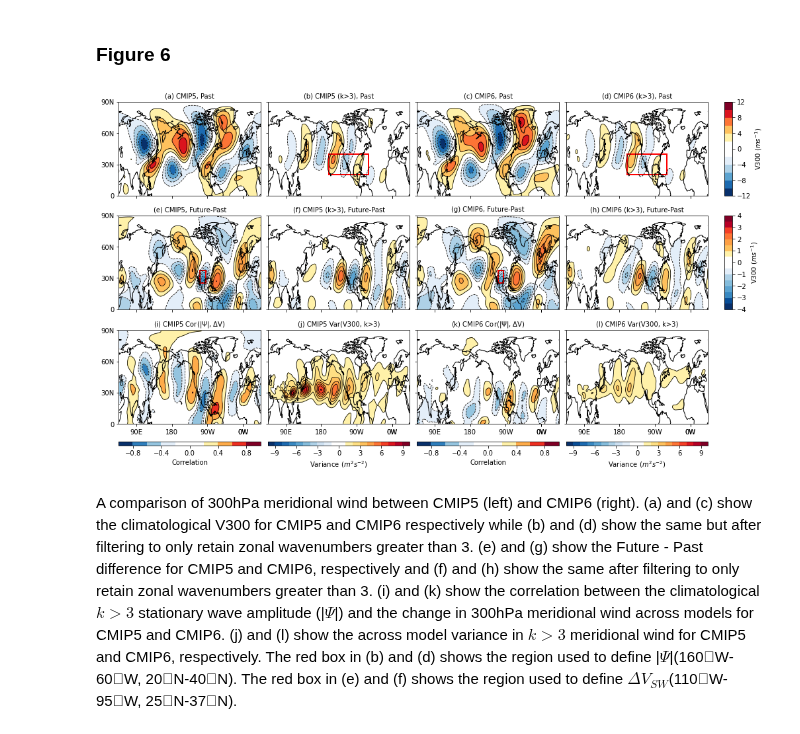
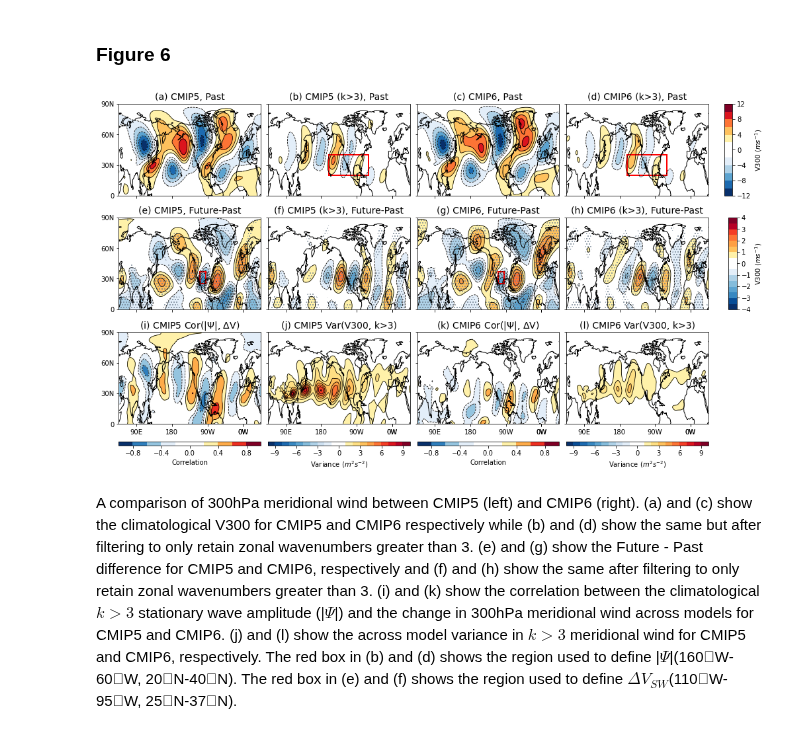
Before and after one commit to islasimpson/ecpaper2020, a Jupyter notebook: FIGURE_SCRIPTS/fig_6.ipynb, the cells around one changed output. Cells and saved outputs as stored; diff of their text form; code cells hidden in the pictures.

Commit message:
adding in stippling to Figure 6 for model consistency

```diff
--- a/FIGURE_SCRIPTS/fig_6.ipynb
+++ b/FIGURE_SCRIPTS/fig_6.ipynb
@@ -33,3 +36,35 @@ Data variables:
+# %%
+vdif5 = vwind5.vfut_em - vwind5.vpast_em
+vdif6 = vwind6.vfut_em - vwind6.vpast_em
+vdif5_k4to32 = vwind5.vfut_em_k4to32 - vwind5.vpast_em_k4to32
+vdif6_k4to32 = vwind6.vfut_em_k4to32 - vwind6.vpast_em_k4to32
+
+vdif5gt0 = np.where(np.array(vdif5) > 0, 1, 0)
+vdif6gt0 = np.where(np.array(vdif6) > 0, 1, 0)
+vdif5gt0_k4to32 = np.where(np.array(vdif5_k4to32) > 0, 1, 0)
+vdif6gt0_k4to32 = np.where(np.array(vdif6_k4to32) > 0, 1, 0)
+
+vdif5same = np.sum(vdif5gt0, axis=0)
+vdif6same = np.sum(vdif6gt0, axis=0)
+vdif5same_k4to32 = np.sum(vdif5gt0_k4to32, axis=0)
+vdif6same_k4to32 = np.sum(vdif6gt0_k4to32, axis=0)
+
+nmodels5 = vdif5.Model.size ; nmodels6 = vdif6.Model.size
+# %%
+vdif5stipple = np.empty([vdif5.lat.size, vdif5.lon.size]) ; vdif5stipple[:,:] = nan
+vdif6stipple = np.empty([vdif6.lat.size, vdif6.lon.size]) ; vdif6stipple[:,:] = nan
+vdif5stipple[ (vdif5same > (0.8*nmodels5)) | (vdif5same < (0.2*nmodels5))] = 1
+vdif6stipple[ (vdif6same > (0.8*nmodels6)) | (vdif6same < (0.2*nmodels5))] = 1
+
+vdif5stipple_k4to32 = np.empty([vdif5.lat.size, vdif5.lon.size]) ; vdif5stipple_k4to32[:,:] = nan
+vdif6stipple_k4to32 = np.empty([vdif6.lat.size, vdif6.lon.size]) ; vdif6stipple_k4to32[:,:] = nan
+vdif5stipple_k4to32[ (vdif5same_k4to32 > (0.8*nmodels5)) | (vdif5same_k4to32 < (0.2*nmodels5))] = 1
+vdif6stipple_k4to32[ (vdif6same_k4to32 > (0.8*nmodels6)) | (vdif6same_k4to32 < (0.2*nmodels5))] = 1
+
+vdif5stipple = xr.DataArray(vdif5stipple, coords = [vdif5.lat, vdif5.lon], dims=["lat","lon"])
+vdif6stipple = xr.DataArray(vdif6stipple, coords = [vdif6.lat, vdif6.lon], dims=["lat","lon"])
+vdif5stipple_k4to32 = xr.DataArray(vdif5stipple_k4to32, coords = [vdif5.lat, vdif5.lon], dims=["lat","lon"])
+vdif6stipple_k4to32 = xr.DataArray(vdif6stipple_k4to32, coords = [vdif6.lat, vdif6.lon], dims=["lat","lon"])
 # %%
 v_ind5 = xr.open_dataset(vwind_path+"cmip5vwindindices.nc")
 v_ind5.load()
@@ -52,10 +87,14 @@ lats = np.arange(0, 90, 1)
 # %%
 vwind6 = vwind6.sel(lat = lats)
 vwind5 = vwind5.sel(lat = lats)
+vdif5stipple = vdif5stipple.sel(lat=lats)
+vdif6stipple = vdif6stipple.sel(lat=lats)
+vdif5stipple_k4to32 = vdif5stipple_k4to32.sel(lat=lats)
+vdif6stipple_k4to32 = vdif6stipple_k4to32.sel(lat=lats)
 # %% [markdown]
 #### set up figure formatting:
 # %%
-titlesize = 10
+titlesize = 14
 datacrs = ccrs.PlateCarree()
 # %%
 vwind_col = figutils.combine_cmaps(5)
@@ -88,6 +127,8 @@ def format_map(ax):
 # %% [markdown]
 ### Figure 6
 # %%
+plt.rcParams['hatch.color'] = "slategray"
+
 ## create overall figure and sub-plots ("axes"). sharex and sharey mean share axis tick labels.
 ## constrained_layout makes maps the same dimensions even when there are colorbars added
 ## I'm still learning the best way to create multi-panel figures, but this seems to work pretty well
@@ -143,6 +184,8 @@ cf = ax.contourf((vwind5['vfut_em'] - vwind5['vpast_em']).mean(dim = "Model"),
             cmap = vdiff_col, levels = vdiff_breaks, transform = datacrs)
 ax.contour((vwind5['vfut_em'] - vwind5['vpast_em']).mean(dim = "Model"),
            levels = vdiff_contours, transform = datacrs, colors = 'k', linewidths = 0.8)
+ax.contourf(vdif5stipple, levels=[0,0.5,1], hatches=["","..."], alpha=0, transform=datacrs)
+
 ax.add_patch(patches.Rectangle((-110, 25),width = 15, height = 12,facecolor='none', linewidth = 2, edgecolor = 'r',
                             transform=ccrs.PlateCarree()))
 format_map(ax)
@@ -154,6 +197,7 @@ cf = ax.contourf((vwind5['vfut_em_k4to32'] - vwind5['vpast_em_k4to32']).mean(dim
             cmap = vdiff_col, levels = vdiff_breaks, transform = datacrs)
 ax.contour((vwind5['vfut_em_k4to32'] - vwind5['vpast_em_k4to32']).mean(dim = "Model"),
            levels = vdiff_contours, transform = datacrs, colors = 'k', linewidths = 0.8)
+ax.contourf(vdif5stipple_k4to32, levels=[0,0.5,1], hatches=["","..."], alpha=0, transform=datacrs)
 format_map(ax)
 
 ## g
@@ -163,6 +207,7 @@ cf = ax.contourf((vwind6['vfut_em'] - vwind6['vpast_em']).mean(dim = "Model"),
             cmap = vdiff_col, levels = vdiff_breaks, transform = datacrs)
 ax.contour((vwind6['vfut_em'] - vwind6['vpast_em']).mean(dim = "Model"),
            levels = vdiff_contours, transform = datacrs, colors = 'k', linewidths = 0.8)
+ax.contourf(vdif6stipple, levels=[0,0.5,1], hatches=["","..."], alpha=0, transform=datacrs)
 ax.add_patch(patches.Rectangle((-110, 25),width = 15, height = 12, facecolor='none', linewidth = 2, edgecolor = 'r',
                             transform=ccrs.PlateCarree()))
 format_map(ax)
@@ -174,6 +219,7 @@ cf = ax.contourf((vwind6['vfut_em_k4to32'] - vwind6['vpast_em_k4to32']).mean(dim
             cmap = vdiff_col, levels = vdiff_breaks, transform = datacrs)
 ax.contour((vwind6['vfut_em_k4to32'] - vwind6['vpast_em_k4to32']).mean(dim = "Model"),
            levels = vdiff_contours, transform = datacrs, colors = 'k', linewidths = 0.8)
+ax.contourf(vdif6stipple_k4to32, levels=[0,0.5,1], hatches=["","..."], alpha=0, transform=datacrs)
 format_map(ax)
 fig.colorbar(cf, ax = axes[1,], label = "V300 ($ms^{-1}$)")
 
@@ -192,34 +238,34 @@ ax = axes[2,1]
 ax.set_title('(j) CMIP5 Var(V300, k>3)', size = titlesize)
 cf = ax.contourf(vwind5['vpast_em_k4to32'].var(dim = "Model"),
             cmap = var_col, levels = var_breaks, transform = datacrs)
 ax.contour(vwind5['vpast_em_k4to32'].var(dim = "Model"),
            transform = datacrs, levels = var_contours, colors = 'k', linewidths = 0.8)
 format_map(ax)
 fig.colorbar(cf, location = 'bottom', ax = axes[2,1], label = "Variance ($m^{2}s^{-2}$)")
 
 ## k
 ax = axes[2,2]
 ax.set_title('(k) CMIP6 Cor(|$\Psi$|, $\Delta$V)', size = titlesize)
 cf = ax.contourf(xr.corr(v_ind6["vpastamp_em"], (vwind6['vfut_em'] - vwind6['vpast_em']), dim = "Model"),
            cmap = cor_col, levels = cor_breaks, transform = datacrs)
 ax.contour(xr.corr(v_ind6["vpastamp_em"], (vwind6['vfut_em'] - vwind6['vpast_em']), dim = "Model"),
           transform = datacrs, levels = cor_contours, colors = "k", linewidths = 0.8)
 format_map(ax)
 fig.colorbar(cf, location = 'bottom', ax = axes[2,2], label = "Correlation")
 
 ## l
 ax = axes[2,3]
 ax.set_title('(l) CMIP6 Var(V300, k>3)', size = titlesize)
 cf = ax.contourf(vwind6['vpast_em_k4to32'].var(dim = "Model"),
             cmap = var_col, levels = var_breaks, transform = datacrs)
 ax.contour(vwind6['vpast_em_k4to32'].var(dim = "Model"),
            transform = datacrs, levels = var_contours, colors = 'k', linewidths = 0.8)
 format_map(ax)
 fig.colorbar(cf, location = 'bottom', ax = axes[2,3], label = "Variance ($m^2s^{-2}$)");
 
 fig.savefig("./fig6.png", bbox_inches = "tight")
 # %% [output]
-[figure, old version]
+[figure, new version]
 # %% [markdown]
 A comparison of 300hPa meridional wind between CMIP5 (left) and CMIP6 (right). (a) and (c) show
 the climatological V300 for CMIP5 and CMIP6 respectively while (b) and (d) show the same but after filtering
```
Also changed, not shown: parts of 2 cells of this notebook, 7 other files.
